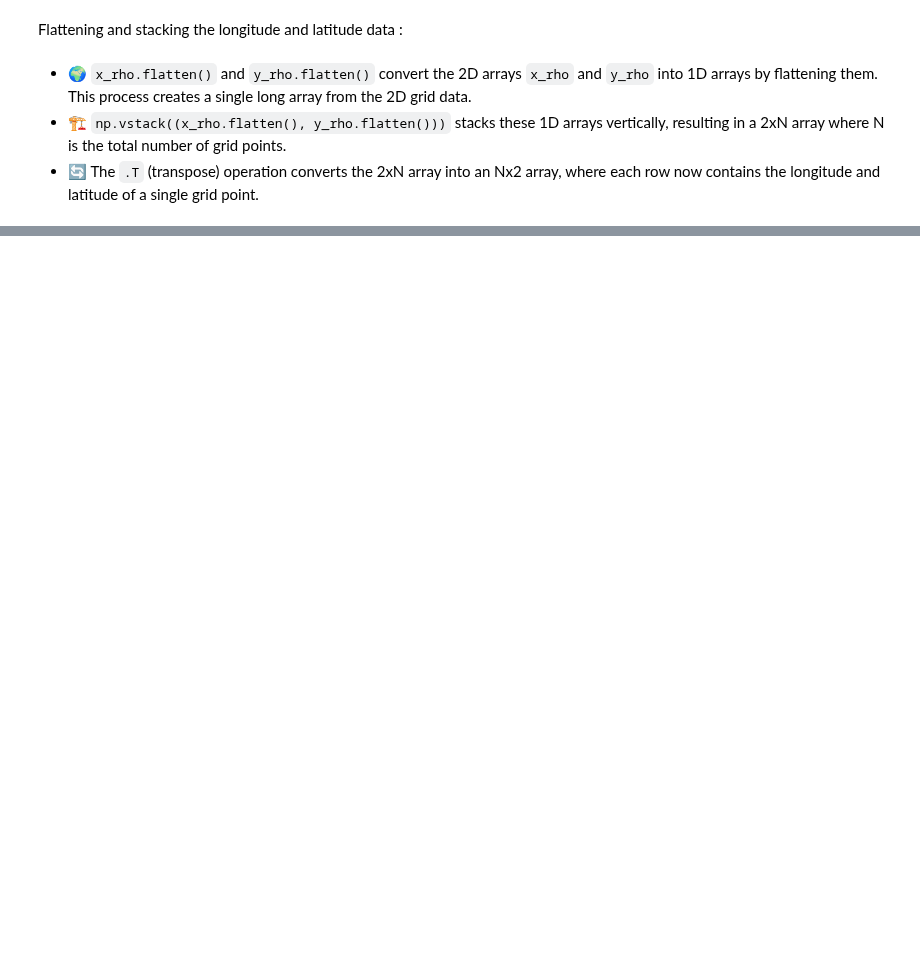
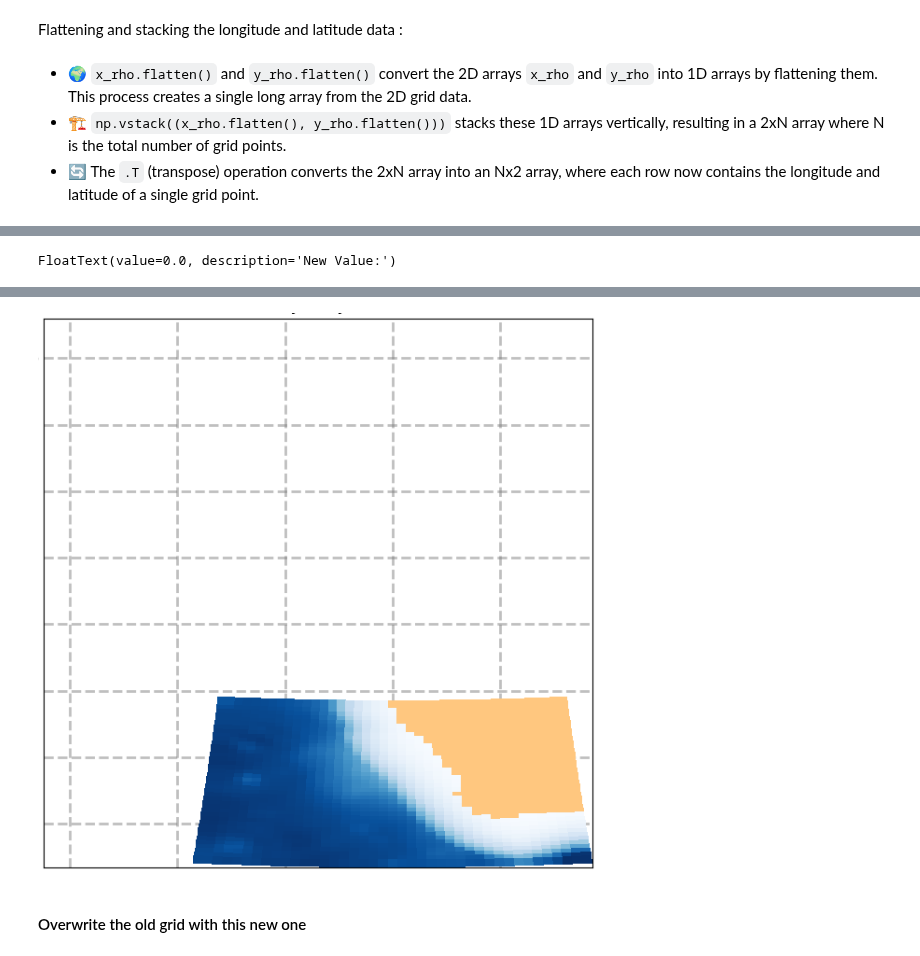
Before and after one commit to alcoat/croco_pytools, a Jupyter notebook: prepro/make_grid.ipynb, the cells around one changed output, grey strips where cells are left out. Saved outputs shown, nothing was run; the diff lists cells and outputs as text; code cells hidden in the pictures; blank space fills up the shorter version.

Commit message:
possible to create a grid and to edit bathy with selectors - ref: #4

```diff
--- a/prepro/make_grid.ipynb
+++ b/prepro/make_grid.ipynb
@@ -433,0 +462,77 @@ CROCO.create_grid_nc(None,output_file,inputs,outputs)
+# %%
+# Variables globales pour la sélection rectangulaire
+x1, y1, x2, y2 = None, None, None, None
+
+# Fonction pour mettre à jour la grille de bathymétrie dans la région sélectionnée
+def update_bathymetry(value):
+    global x1, y1, x2, y2
+    if x1 is not None and y1 is not None and x2 is not None and y2 is not None:
+        min_x, max_x = min(x1, x2), max(x1, x2)
+        min_y, max_y = min(y1, y2), max(y1, y2)
+        # Assurez-vous que les indices ne dépassent pas les limites du tableau
+        min_x = max(min_x, 0)
+        max_x = min(max_x, outputs.h.shape[1] - 1)
+        min_y = max(min_y, 0)
+        max_y = min(max_y, outputs.h.shape[0] - 1)
+        outputs.h[min_y:max_y+1, min_x:max_x+1] = value
+        update_plot()  # Met à jour le graphique avec les nouvelles valeurs
+
+# Fonction pour mettre à jour l'affichage
+def update_plot():
+    ax_edit_rect.clear()  # Efface l'ancienne image
+    # Redessine la grille avec les nouvelles valeurs
+    plot_topo(outputs, figure_edit_rect, ax_edit_rect)
+    ax_edit_rect.set_title("Bathymetry Edit")
+    plt.draw()  # Redessine la figure
+
+# Fonction de callback pour la sélection rectangulaire
+def select_callback(eclick, erelease):
+    global x1, y1, x2, y2
+
+    pt1 = (eclick.xdata, eclick.ydata)
+    pt2 = (erelease.xdata, erelease.ydata)
+
+    # Trouver les indices les plus proches pour les points de sélection
+    x1_idx, y1_idx = find_closest_indices(pt1, outputs)
+    x2_idx, y2_idx = find_closest_indices(pt2, outputs)
+
+    # Mise à jour des coordonnées globales
+    x1, y1 = x1_idx, y1_idx
+    x2, y2 = x2_idx, y2_idx
+    print(f"({x1}, {y1}) --> ({x2}, {y2})")
+
+# Fonction pour trouver les indices les plus proches dans les données
+def find_closest_indices(point, outputs):
+    x, y = point
+    x_idx = np.argmin(np.abs(outputs.lon_rho[0, :] - x))
+    y_idx = np.argmin(np.abs(outputs.lat_rho[:, 0] - y))
+    return x_idx, y_idx
+
+# Fonction de gestion du bouton
+def on_button_click(b):
+    new_value = value_widget.value
+    update_bathymetry(new_value)
+
+# Création de la figure et affichage initial
+figure_edit_rect, ax_edit_rect = plt.subplots(figsize=(6, 6))
+ax_edit_rect.set_title("Bathymetry Edit")
+plot_topo(outputs, figure_edit_rect, ax_edit_rect)
+
+# Créer un widget pour entrer la nouvelle valeur
+value_widget = widgets.FloatText(description='New Value:')
+
+# Créer un bouton pour appliquer la nouvelle valeur
+apply_button = widgets.Button(description="Apply")
+apply_button.on_click(on_button_click)
+
+# Ajouter le sélecteur de rectangle
+selector = RectangleSelector(ax_edit_rect, select_callback, useblit=True, button=[1], interactive=True)
+
+# Afficher le widget et le bouton
+display(value_widget)
+display(apply_button)
+
+# Afficher la figure
+plt.show()
+# %% [output]
+FloatText(value=0.0, description='New Value:')
@@ -433,0 +540,3 @@ CROCO.create_grid_nc(None,output_file,inputs,outputs)
+[figure, added]
+# %% [markdown]
+#### Overwrite the old grid with this new one
```
Also changed, not shown: parts of 18 cells of this notebook.
